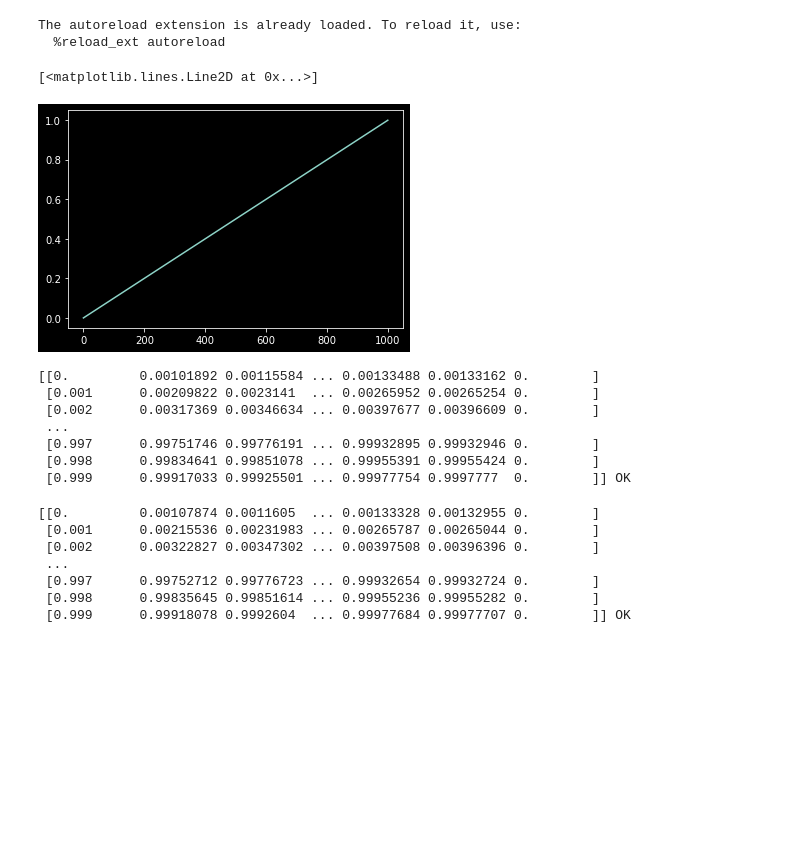
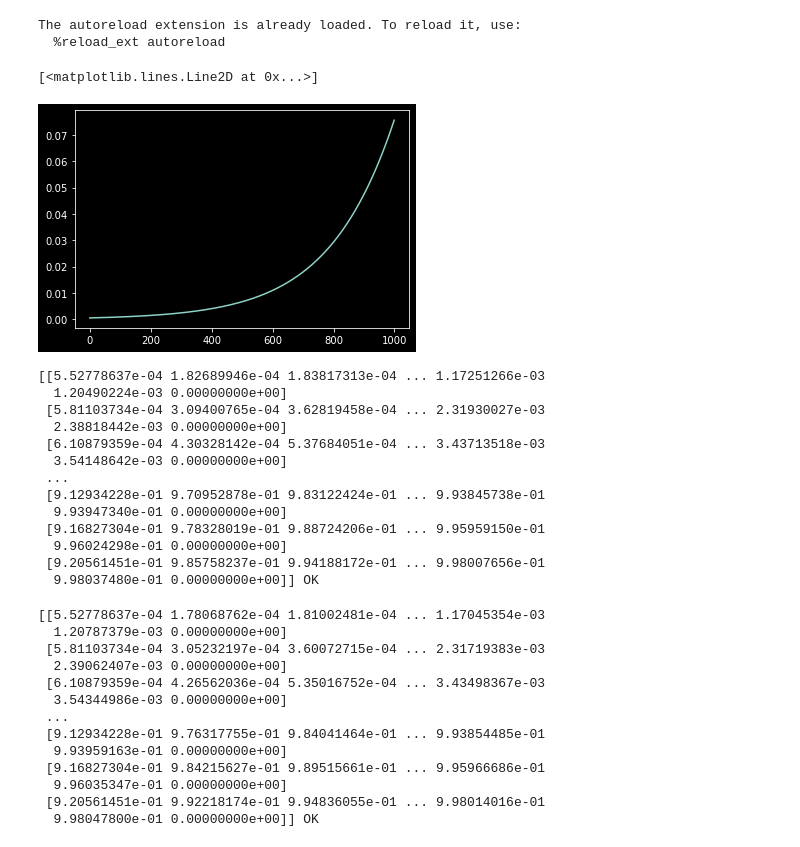
Before and after one commit to animih/aspen-study, a Jupyter notebook: solver/Test1.ipynb, the cells around one changed output. Saved outputs shown, nothing was run; the diff lists cells and outputs as text; code cells hidden in the pictures; blank space fills up the shorter version.

```diff
--- a/solver/Test1.ipynb
+++ b/solver/Test1.ipynb
@@ -24,15 +24,15 @@ class Diffusion():
 # %%
 # inital condition
 
-x0 = 1/1000*(np.arange(1000))
+x0 = 1/ (1+ np.exp(-0.005*(np.arange(1000)-150)) )
 x0 = np.reshape(x0, (-1, 1))
 plt.plot(x0)
 # %% [output]
 [<matplotlib.lines.Line2D at 0x...>]
-[figure, old version]
+[figure, new version]
 # %%
-Nx = 1000
-Nt = 100
+Nx = 200
+Nt = 20
 param = {
     'Nx': Nx,
     'Nt': Nt,
@@ -41,21 +41,28 @@ D = Diffusion(Nx, 0.9, 1, 0.5e-1, model=model)
 solver_cl = classic_solver(param, D)
 solver_cl.setBoundary(0, 1)
 solver_cl.x0 = np.copy(x0)
+#solver_cl.setInitial(0.5, 2, 1)
 solver_cl.setSources([0.6], [0])
 
 X_cl, code, message = solver_cl.solve()
 print(X_cl, message)
 # %% [output]
-[[0.         0.00101892 0.00115584 ... 0.00133488 0.00133162 0.        ]
- [0.001      0.00209822 0.0023141  ... 0.00265952 0.00265254 0.        ]
- [0.002      0.00317369 0.00346634 ... 0.00397677 0.00396609 0.        ]
+[[5.52778637e-04 1.82689946e-04 1.83817313e-04 ... 1.17251266e-03
+  1.20490224e-03 0.00000000e+00]
+ [5.81103734e-04 3.09400765e-04 3.62819458e-04 ... 2.31930027e-03
+  2.38818442e-03 0.00000000e+00]
+ [6.10879359e-04 4.30328142e-04 5.37684051e-04 ... 3.43713518e-03
+  3.54148642e-03 0.00000000e+00]
  ...
- [0.997      0.99751746 0.99776191 ... 0.99932895 0.99932946 0.        ]
- [0.998      0.99834641 0.99851078 ... 0.99955391 0.99955424 0.        ]
- [0.999      0.99917033 0.99925501 ... 0.99977754 0.9997777  0.        ]] OK
+ [9.12934228e-01 9.70952878e-01 9.83122424e-01 ... 9.93845738e-01
+  9.93947340e-01 0.00000000e+00]
+ [9.16827304e-01 9.78328019e-01 9.88724206e-01 ... 9.95959150e-01
+  9.96024298e-01 0.00000000e+00]
+ [9.20561451e-01 9.85758237e-01 9.94188172e-01 ... 9.98007656e-01
+  9.98037480e-01 0.00000000e+00]] OK
 # %%
-Nx = 1000
-Nt = 100
+Nx = 200
+Nt = 20
 Nd = 4
 param = {
     'Nx': Nx,
@@ -68,15 +75,22 @@ part = partion.partion_equally
 solver_as = aspen_solver(param, D, part)
 solver_as.setBoundary(0, 1)
 solver_as.x0 = np.copy(x0)
+#solver_as.setInitial(0.5, 2, 1)
 solver_as.setSources([0.6], [0])
 X, code, message = solver_as.solve()
 print(X, message)
 # %% [output]
-[[0.         0.00107874 0.0011605  ... 0.00133328 0.00132955 0.        ]
- [0.001      0.00215536 0.00231983 ... 0.00265787 0.00265044 0.        ]
- [0.002      0.00322827 0.00347302 ... 0.00397508 0.00396396 0.        ]
+[[5.52778637e-04 1.78068762e-04 1.81002481e-04 ... 1.17045354e-03
+  1.20787379e-03 0.00000000e+00]
+ [5.81103734e-04 3.05232197e-04 3.60072715e-04 ... 2.31719383e-03
+  2.39062407e-03 0.00000000e+00]
+ [6.10879359e-04 4.26562036e-04 5.35016752e-04 ... 3.43498367e-03
+  3.54344986e-03 0.00000000e+00]
  ...
- [0.997      0.99752712 0.99776723 ... 0.99932654 0.99932724 0.        ]
- [0.998      0.99835645 0.99851614 ... 0.99955236 0.99955282 0.        ]
- [0.999      0.99918078 0.9992604  ... 0.99977684 0.99977707 0.        ]] OK
+ [9.12934228e-01 9.76317755e-01 9.84041464e-01 ... 9.93854485e-01
+  9.93959163e-01 0.00000000e+00]
+ [9.16827304e-01 9.84215627e-01 9.89515661e-01 ... 9.95966686e-01
+  9.96035347e-01 0.00000000e+00]
+ [9.20561451e-01 9.92218174e-01 9.94836055e-01 ... 9.98014016e-01
+  9.98047800e-01 0.00000000e+00]] OK
 # %%
```
Also changed, not shown: parts of 5 cells of this notebook, 2 other files.
